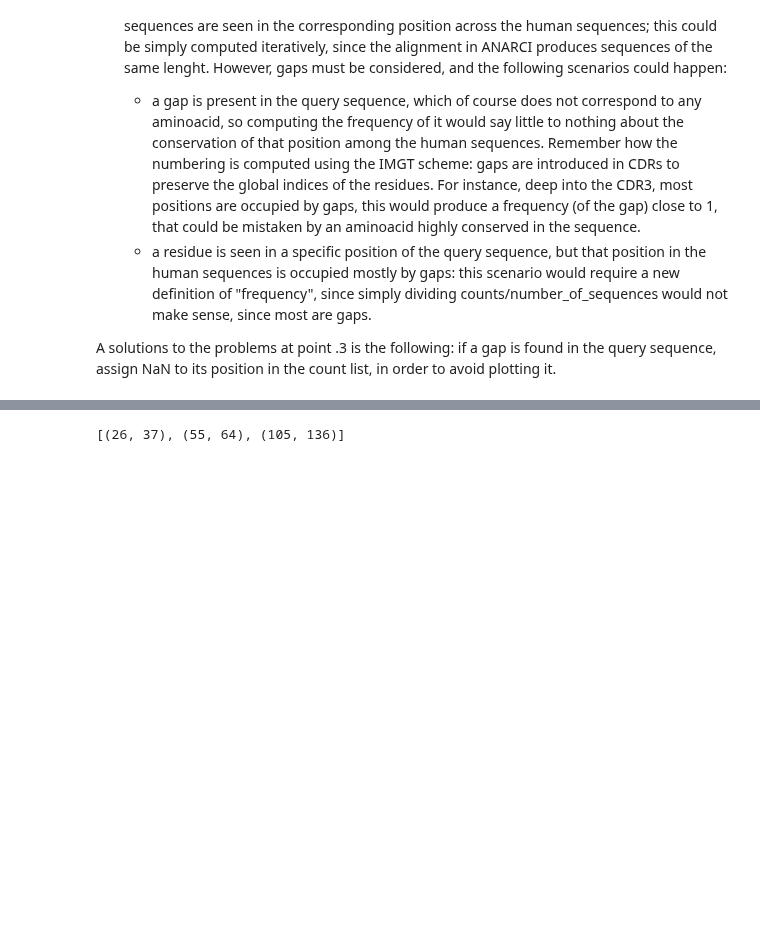
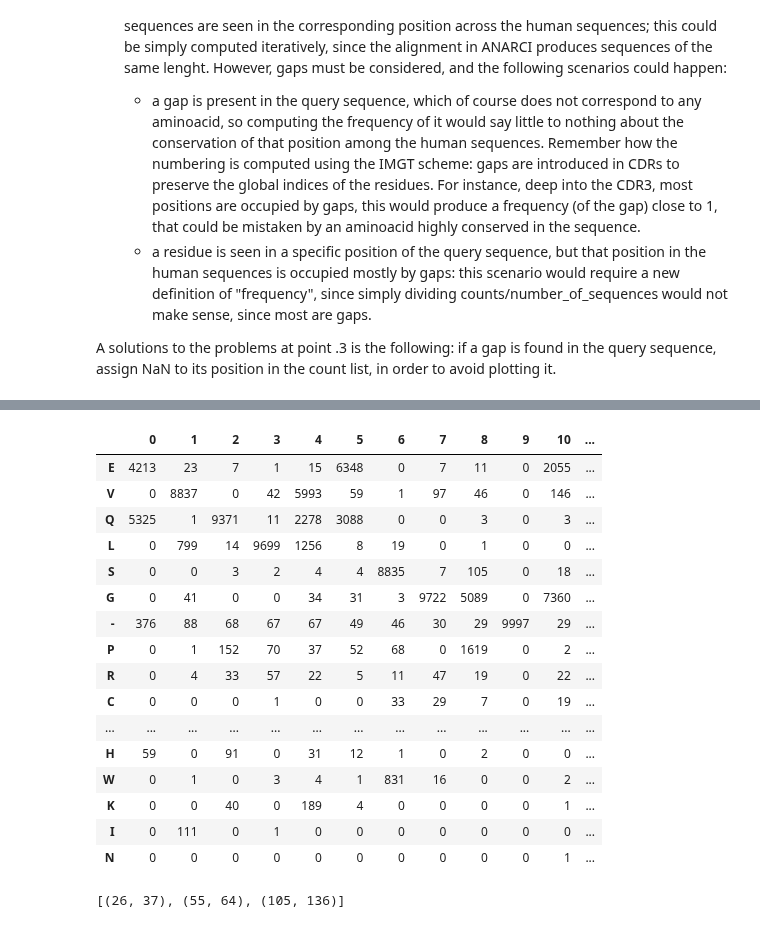
Before and after one commit to enricofrigoli/bioinformatics_fall22, a Jupyter notebook: task2c.ipynb, the cells around one changed output, grey strips where cells are left out. Drawn from its saved outputs; the diff is of its cells as text; code cells hidden in the pictures; blank space fills up the shorter version.

```diff
--- a/task2c.ipynb
+++ b/task2c.ipynb
@@ -137,6 +132,27 @@ def compute_frequences(queryFastaPath, countsDf):
 # %%
 counts = compute_PFM('data/alignments/restOfSequences.fasta')
 frequences = compute_frequences('data/alignments/nTopSequences.fasta', counts)
+# %%
+with pd.option_context('display.max_columns', 300):
+    display(counts)
+# %% [output]
+|  | 0 | 1 | 2 | 3 | 4 | 5 | 6 | 7 | 8 | 9 | 10 | ... |
+| E | 4213 | 23 | 7 | 1 | 15 | 6348 | 0 | 7 | 11 | 0 | 2055 | ... |
+| V | 0 | 8837 | 0 | 42 | 5993 | 59 | 1 | 97 | 46 | 0 | 146 | ... |
+| Q | 5325 | 1 | 9371 | 11 | 2278 | 3088 | 0 | 0 | 3 | 0 | 3 | ... |
+| L | 0 | 799 | 14 | 9699 | 1256 | 8 | 19 | 0 | 1 | 0 | 0 | ... |
+| S | 0 | 0 | 3 | 2 | 4 | 4 | 8835 | 7 | 105 | 0 | 18 | ... |
+| G | 0 | 41 | 0 | 0 | 34 | 31 | 3 | 9722 | 5089 | 0 | 7360 | ... |
+| - | 376 | 88 | 68 | 67 | 67 | 49 | 46 | 30 | 29 | 9997 | 29 | ... |
+| P | 0 | 1 | 152 | 70 | 37 | 52 | 68 | 0 | 1619 | 0 | 2 | ... |
+| R | 0 | 4 | 33 | 57 | 22 | 5 | 11 | 47 | 19 | 0 | 22 | ... |
+| C | 0 | 0 | 0 | 1 | 0 | 0 | 33 | 29 | 7 | 0 | 19 | ... |
+| ... | ... | ... | ... | ... | ... | ... | ... | ... | ... | ... | ... | ... |
+| H | 59 | 0 | 91 | 0 | 31 | 12 | 1 | 0 | 2 | 0 | 0 | ... |
+| W | 0 | 1 | 0 | 3 | 4 | 1 | 831 | 16 | 0 | 0 | 2 | ... |
+| K | 0 | 0 | 40 | 0 | 189 | 4 | 0 | 0 | 0 | 0 | 1 | ... |
+| I | 0 | 111 | 0 | 1 | 0 | 0 | 0 | 0 | 0 | 0 | 0 | ... |
+| N | 0 | 0 | 0 | 0 | 0 | 0 | 0 | 0 | 0 | 0 | 1 | ... |
 # %%
 def extract_cdr_indexes(numberingPath):
     """
```
Also changed, not shown: parts of 4 cells of this notebook, 2 other files.
